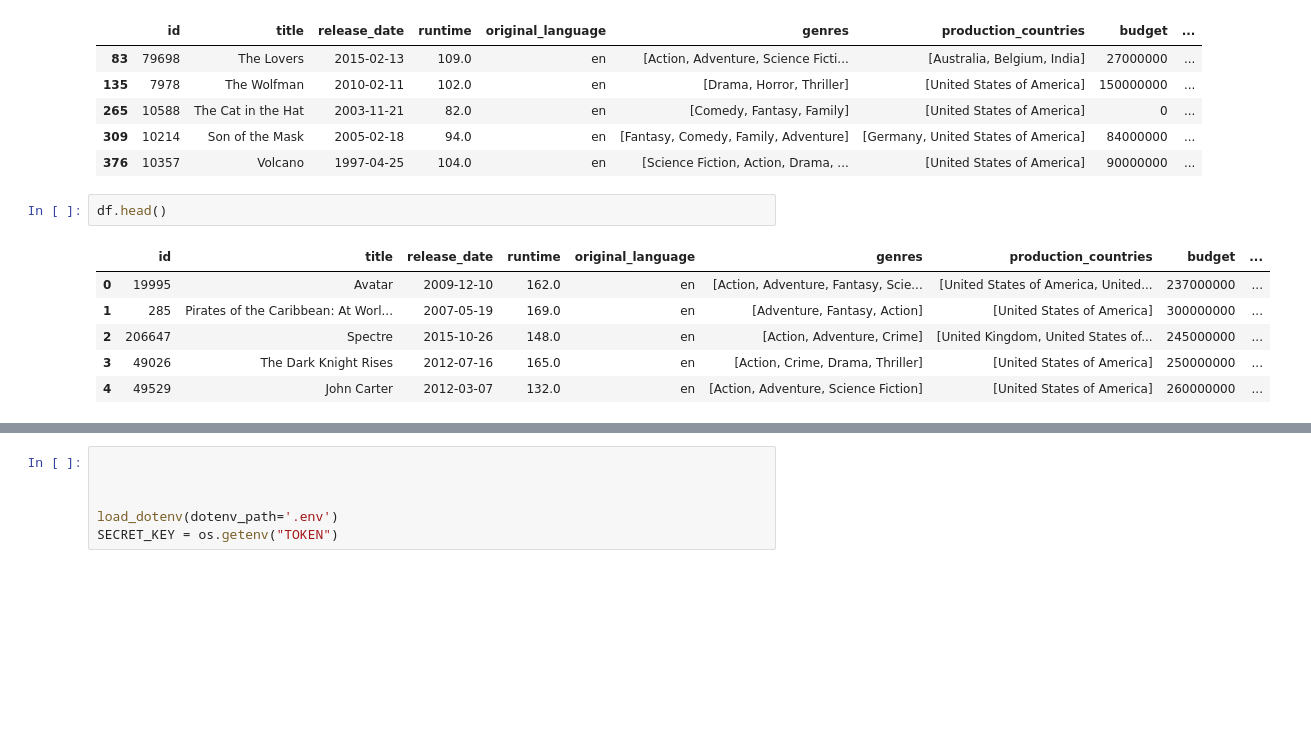
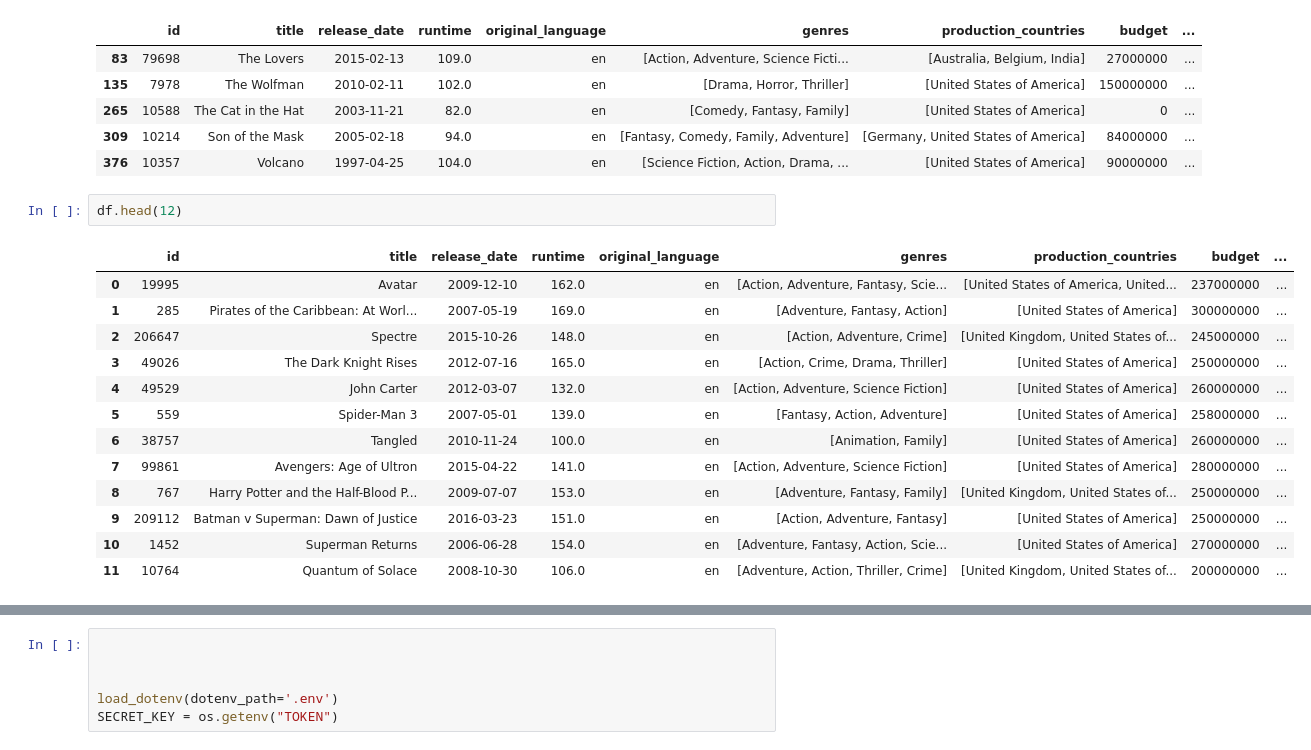
Before and after one commit to carlosmd14/datamad0119, a Jupyter notebook: final-project/project/main.ipynb, the cells around one changed output, grey strips where cells are left out. Saved outputs shown, nothing was run; the diff lists cells and outputs as text; blank space fills up the shorter version.

```diff
--- a/final-project/project/main.ipynb
+++ b/final-project/project/main.ipynb
@@ -387,12 +387,19 @@ df[df.revenue==0].head()
 | 309 | 10214 | Son of the Mask | 2005-02-18 | 94.0 | en | [Fantasy, Comedy, Family, Adventure] | [Germany, United States of America] | 84000000 | ... |
 | 376 | 10357 | Volcano | 1997-04-25 | 104.0 | en | [Science Fiction, Action, Drama, ... | [United States of America] | 90000000 | ... |
 # %%
-df.head()
+df.head(12)
 # %% [output]
 |  | id | title | release_date | runtime | original_language | genres | production_countries | budget | ... |
 | 0 | 19995 | Avatar | 2009-12-10 | 162.0 | en | [Action, Adventure, Fantasy, Scie... | [United States of America, United... | 237000000 | ... |
 | 1 | 285 | Pirates of the Caribbean: At Worl... | 2007-05-19 | 169.0 | en | [Adventure, Fantasy, Action] | [United States of America] | 300000000 | ... |
 | 2 | 206647 | Spectre | 2015-10-26 | 148.0 | en | [Action, Adventure, Crime] | [United Kingdom, United States of... | 245000000 | ... |
 | 3 | 49026 | The Dark Knight Rises | 2012-07-16 | 165.0 | en | [Action, Crime, Drama, Thriller] | [United States of America] | 250000000 | ... |
 | 4 | 49529 | John Carter | 2012-03-07 | 132.0 | en | [Action, Adventure, Science Fiction] | [United States of America] | 260000000 | ... |
+| 5 | 559 | Spider-Man 3 | 2007-05-01 | 139.0 | en | [Fantasy, Action, Adventure] | [United States of America] | 258000000 | ... |
+| 6 | 38757 | Tangled | 2010-11-24 | 100.0 | en | [Animation, Family] | [United States of America] | 260000000 | ... |
+| 7 | 99861 | Avengers: Age of Ultron | 2015-04-22 | 141.0 | en | [Action, Adventure, Science Fiction] | [United States of America] | 280000000 | ... |
+| 8 | 767 | Harry Potter and the Half-Blood P... | 2009-07-07 | 153.0 | en | [Adventure, Fantasy, Family] | [United Kingdom, United States of... | 250000000 | ... |
+| 9 | 209112 | Batman v Superman: Dawn of Justice | 2016-03-23 | 151.0 | en | [Action, Adventure, Fantasy] | [United States of America] | 250000000 | ... |
+| 10 | 1452 | Superman Returns | 2006-06-28 | 154.0 | en | [Adventure, Fantasy, Action, Scie... | [United States of America] | 270000000 | ... |
+| 11 | 10764 | Quantum of Solace | 2008-10-30 | 106.0 | en | [Adventure, Action, Thriller, Crime] | [United Kingdom, United States of... | 200000000 | ... |
 # %%
```
Also changed, not shown: parts of 8 cells of this notebook.
